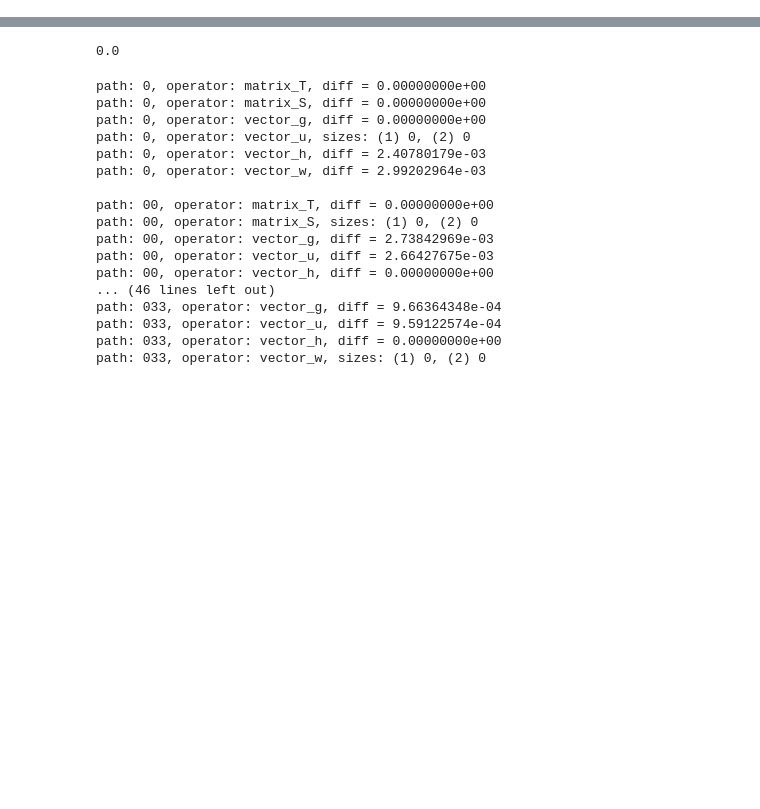
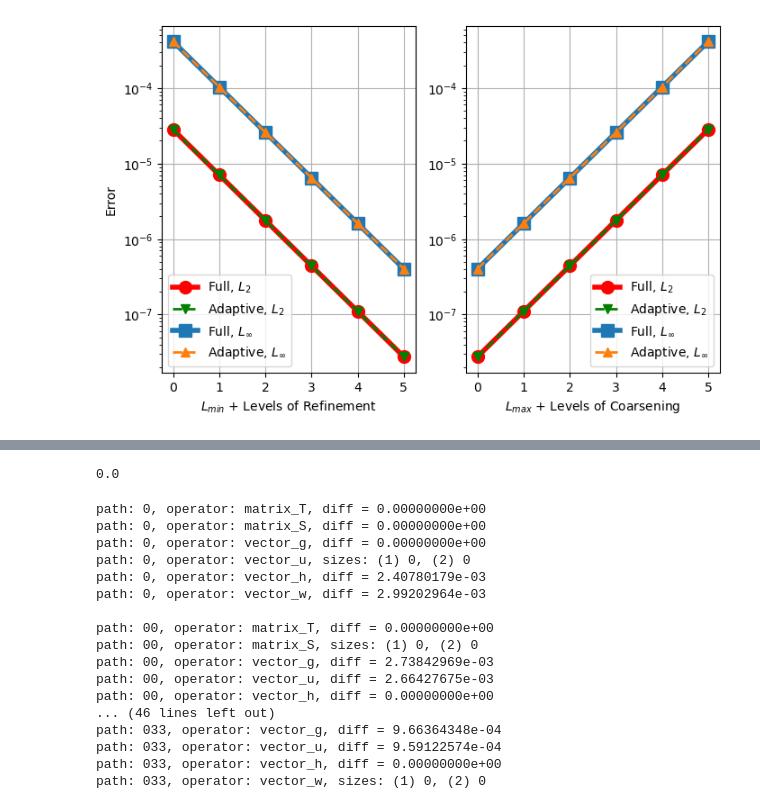
Before and after one commit to DamynChipman/EllipticForest, a Jupyter notebook: examples/toybox/toybox.ipynb, the cells around one changed output, grey strips where cells are left out. Saved outputs shown, nothing was run; the diff lists cells and outputs as text; code cells hidden in the pictures; blank space fills up the shorter version.

```diff
--- a/examples/toybox/toybox.ipynb
+++ b/examples/toybox/toybox.ipynb
@@ -6,0 +20,20 @@ import pandas as pd
+# %%
+directory = '/Users/damynchipman/packages/EllipticForest/build-feature-adaptive-build/examples/toybox/'
+adaptive_levels, adaptive_l2_error, adaptive_lI_error = read_csv_file(directory + 'error-adaptive-levels.csv')
+full_levels, full_l2_error, full_lI_error = read_csv_file(directory + 'error-full-levels.csv')
+
+adaptive_refinement_levels = adaptive_levels[:6]
+adaptive_refinement_l2_error = adaptive_l2_error[:6]
+adaptive_refinement_lI_error = adaptive_lI_error[:6]
+
+adaptive_coarsening_levels = np.flip(adaptive_levels[5:])
+adaptive_coarsening_l2_error = np.flip(adaptive_l2_error[5:])
+adaptive_coarsening_lI_error = np.flip(adaptive_lI_error[5:])
+
+full_refinement_levels = full_levels[:6]
+full_refinement_l2_error = full_l2_error[:6]
+full_refinement_lI_error = full_lI_error[:6]
+
+full_coarsening_levels = np.flip(full_levels[5:])
+full_coarsening_l2_error = np.flip(full_l2_error[5:])
+full_coarsening_lI_error = np.flip(full_lI_error[5:])
@@ -6,0 +50,31 @@ import pandas as pd
+# %%
+fig, axs = plt.subplots(1, 2, figsize=(8,5))
+
+axs[0].semilogy(np.arange(6), full_refinement_l2_error, label=r'Full, $L_2$', marker='o', lw=4, ms=10, color='red')
+axs[0].semilogy(np.arange(6), adaptive_refinement_l2_error, label=r'Adaptive, $L_2$', marker='v', lw=2, ms=7, ls='--', color='green')
+axs[0].semilogy(np.arange(6), full_refinement_lI_error, label=r'Full, $L_{\infty}$', marker='s', lw=4, ms=10)
+axs[0].semilogy(np.arange(6), adaptive_refinement_lI_error, label=r'Adaptive, $L_{\infty}$', marker='^', lw=2, ms=7, ls='--')
+
+axs[0].set_xlabel(r'$L_{min}$ + Levels of Refinement')
+axs[0].set_ylabel('Error')
+axs[0].legend(loc='lower left')
+axs[0].grid()
+
+# axs[1].semilogy(np.arange(6), adaptive_coarsening_l2_error[::-1])
+# axs[1].semilogy(np.arange(6), adaptive_coarsening_lI_error[::-1])
+# axs[1].semilogy(np.arange(6), full_coarsening_l2_error[::-1])
+# axs[1].semilogy(np.arange(6), full_coarsening_lI_error[::-1])
+
+axs[1].semilogy(np.arange(6), full_coarsening_l2_error[::-1], label=r'Full, $L_2$', marker='o', lw=4, ms=10, color='red')
+axs[1].semilogy(np.arange(6), adaptive_coarsening_l2_error[::-1], label=r'Adaptive, $L_2$', marker='v', lw=2, ms=7, ls='--', color='green')
+axs[1].semilogy(np.arange(6), full_coarsening_lI_error[::-1], label=r'Full, $L_{\infty}$', marker='s', lw=4, ms=10)
+axs[1].semilogy(np.arange(6), adaptive_coarsening_lI_error[::-1], label=r'Adaptive, $L_{\infty}$', marker='^', lw=2, ms=7, ls='--')
+
+axs[1].set_xlabel(r'$L_{max}$ + Levels of Coarsening')
+axs[1].legend(loc='lower right')
+axs[1].grid()
+
+plt.savefig('full-vs-adaptive-convergence-no-title.pdf')
+plt.savefig('full-vs-adaptive-convergence-no-title.png')
+# %% [output]
+[figure, added]
```
Also changed, not shown: parts of 3 cells of this notebook, 27 other files.
